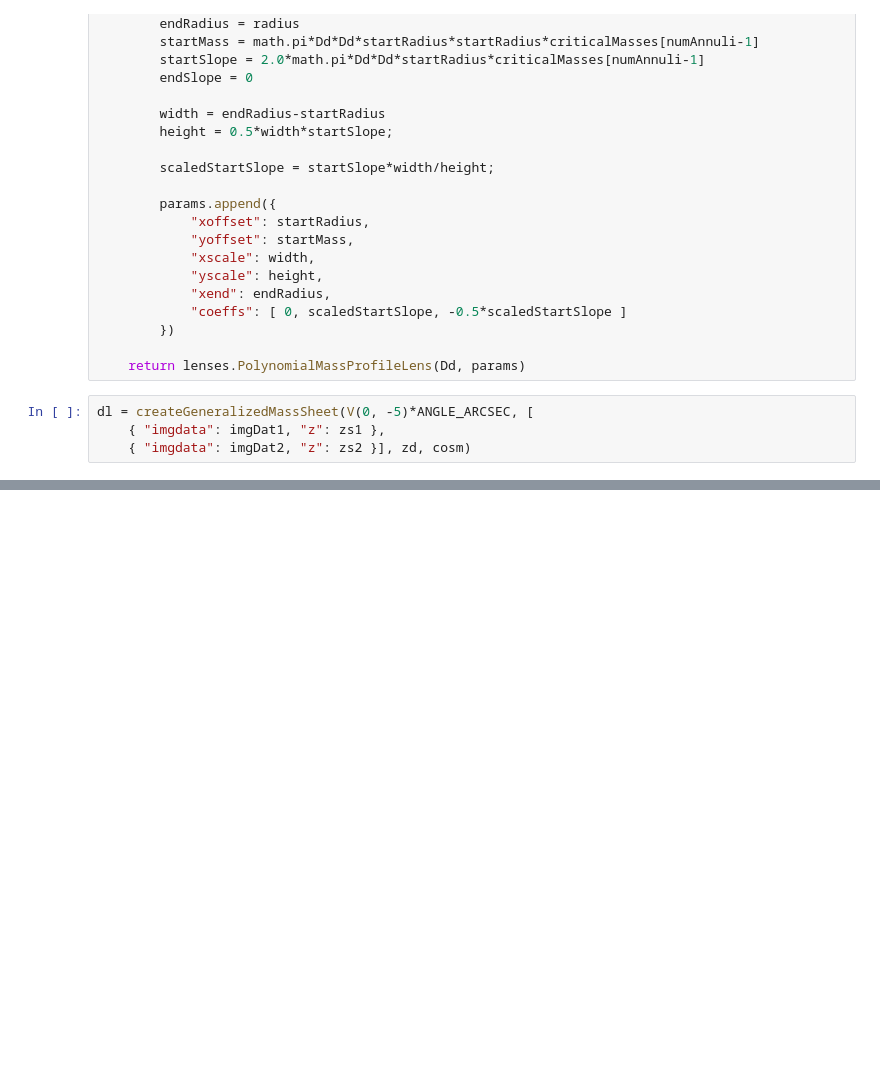
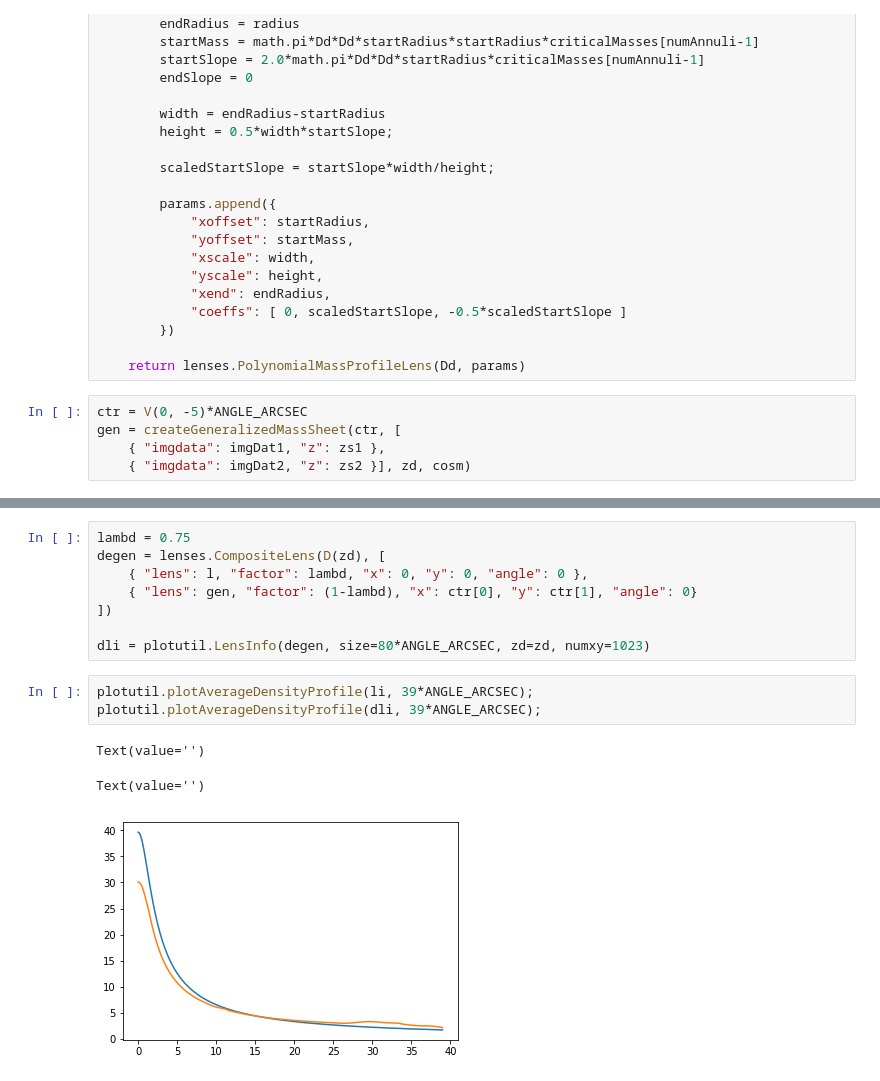
Before and after one commit to j0r1/GRALE2, a Jupyter notebook: pygrale/doc/source/_static/scaledegen.ipynb, the cells around one changed output, grey strips where cells are left out. Saved outputs shown, nothing was run; the diff lists cells and outputs as text; blank space fills up the shorter version.

```diff
--- a/pygrale/doc/source/_static/scaledegen.ipynb
+++ b/pygrale/doc/source/_static/scaledegen.ipynb
@@ -243,7 +244,8 @@ def createGeneralizedMassSheet(ctr, imagesAndRedshifts, zd, cosm, numBins = 1000
 
     return lenses.PolynomialMassProfileLens(Dd, params)
 # %%
-dl = createGeneralizedMassSheet(V(0, -5)*ANGLE_ARCSEC, [
+ctr = V(0, -5)*ANGLE_ARCSEC
+gen = createGeneralizedMassSheet(ctr, [
     { "imgdata": imgDat1, "z": zs1 },
     { "imgdata": imgDat2, "z": zs2 }], zd, cosm)
 # %%
@@ -261,0 +272,15 @@ plt.plot(thetas/ANGLE_ARCSEC, density)
+# %%
+lambd = 0.75
+degen = lenses.CompositeLens(D(zd), [
+    { "lens": l, "factor": lambd, "x": 0, "y": 0, "angle": 0 },
+    { "lens": gen, "factor": (1-lambd), "x": ctr[0], "y": ctr[1], "angle": 0}
+])
+
+dli = plotutil.LensInfo(degen, size=80*ANGLE_ARCSEC, zd=zd, numxy=1023)
+# %%
+plotutil.plotAverageDensityProfile(li, 39*ANGLE_ARCSEC);
+plotutil.plotAverageDensityProfile(dli, 39*ANGLE_ARCSEC);
+# %% [output]
+Text(value='')
+Text(value='')
+[figure, added]
```
Also changed, not shown: parts of 6 cells of this notebook, 1 other file.
